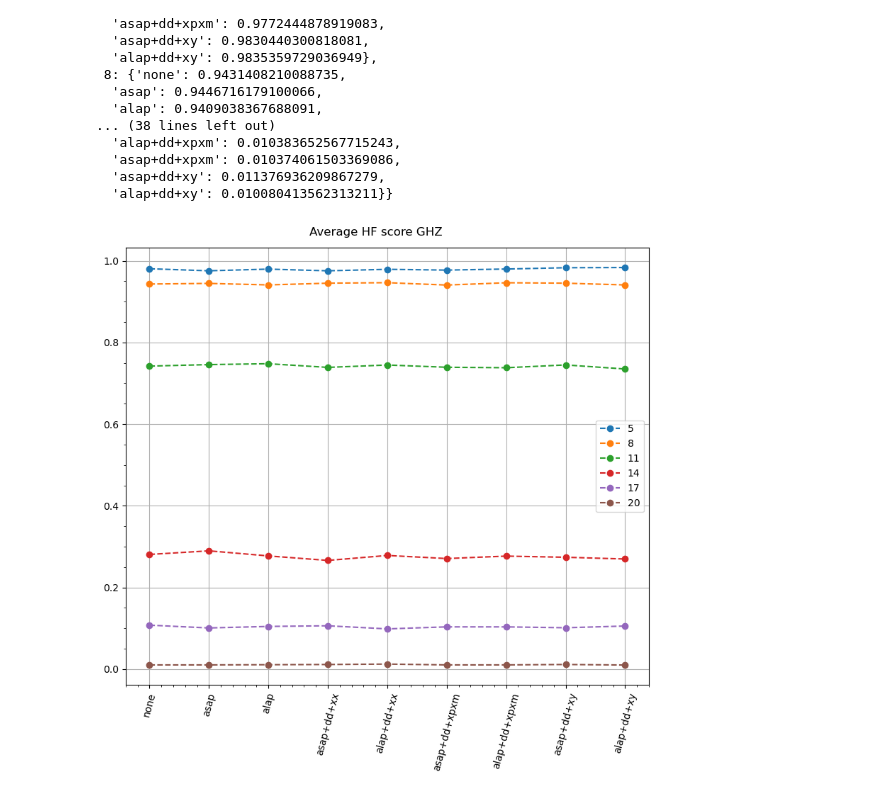
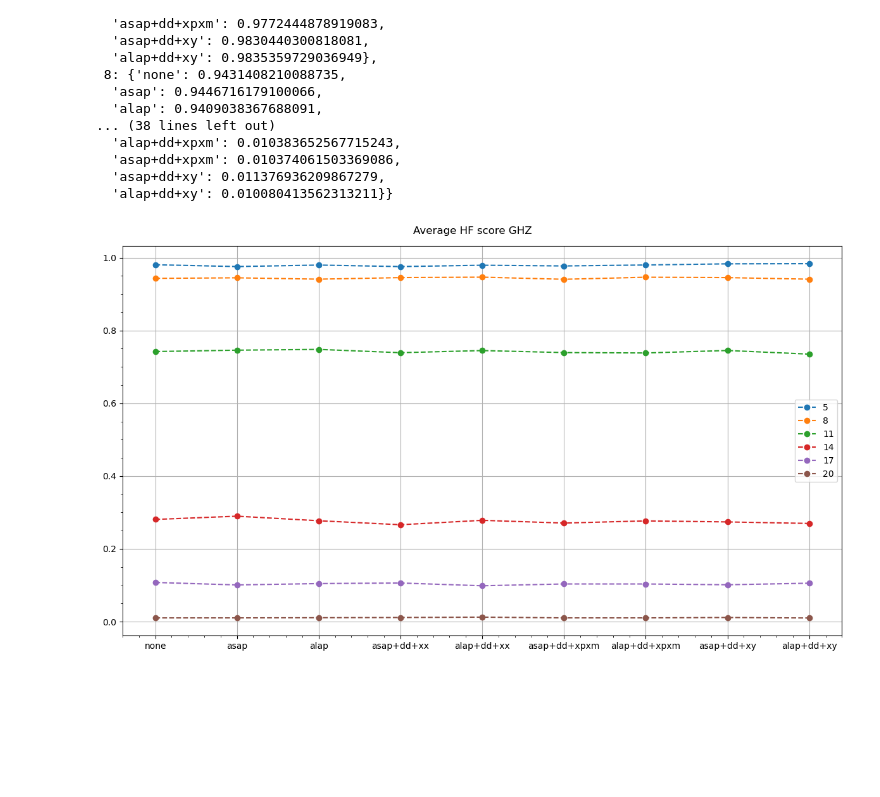
Before and after one commit to recursion2612/adaptive_error_mitigation, a Jupyter notebook: qamp-25/dd_extensive_benchmarking/extensive_benchmarking_QV.ipynb, the cells around one changed output. Drawn from its saved outputs; the diff is of its cells as text; code cells hidden in the pictures; blank space fills up the shorter version.

```diff
--- a/qamp-25/dd_extensive_benchmarking/extensive_benchmarking_QV.ipynb
+++ b/qamp-25/dd_extensive_benchmarking/extensive_benchmarking_QV.ipynb
@@ -770,7 +770,7 @@ def plot_alap_hf_for_qubit(qubit, ax):
 
     ax.minorticks_on()
     ax.set_xticks(range(len(data)))
-    ax.set_xticklabels(labels, rotation=75)
+    ax.set_xticklabels(labels, rotation=0)
     ax.legend()
 
     ax.grid(True)
@@ -786,7 +786,7 @@ def plot_asap_hf_for_qubit(qubit, ax):
 
     ax.minorticks_on()
     ax.set_xticks(range(len(data)))
-    ax.set_xticklabels(labels, rotation=75)
+    ax.set_xticklabels(labels, rotation=0)
     ax.legend()
 
     ax.grid(True)
@@ -802,25 +802,25 @@ def plot_all_hf_for_qubit(qubit, ax):
 
     ax.minorticks_on()
     ax.set_xticks(range(len(data)))
-    ax.set_xticklabels(labels, rotation=75)
+    ax.set_xticklabels(labels, rotation=0)
     ax.legend()
 
     ax.grid(True)
 # %%
 import matplotlib.pyplot as plt
-fig, ax = plt.subplots(nrows=1, ncols=1, figsize=(8, 8), sharex=True)
+fig, ax = plt.subplots(nrows=1, ncols=1, figsize=(12, 7), sharex=True)
 
 plot_all_hf_for_qubit(5  , ax)
 plot_all_hf_for_qubit(8  , ax)
 plot_all_hf_for_qubit(11 , ax)
 plot_all_hf_for_qubit(14 , ax)
 plot_all_hf_for_qubit(17 , ax)
 plot_all_hf_for_qubit(20 , ax)
 
 
 fig.suptitle("Average HF score GHZ")
 fig.tight_layout()
 
 fig.savefig("Fez_DD_Average_HF_score_QV.png")
 # %% [output]
-[figure, old version]
+[figure, new version]
```
Also changed, not shown: parts of 6 cells of this notebook, 13 other files.
